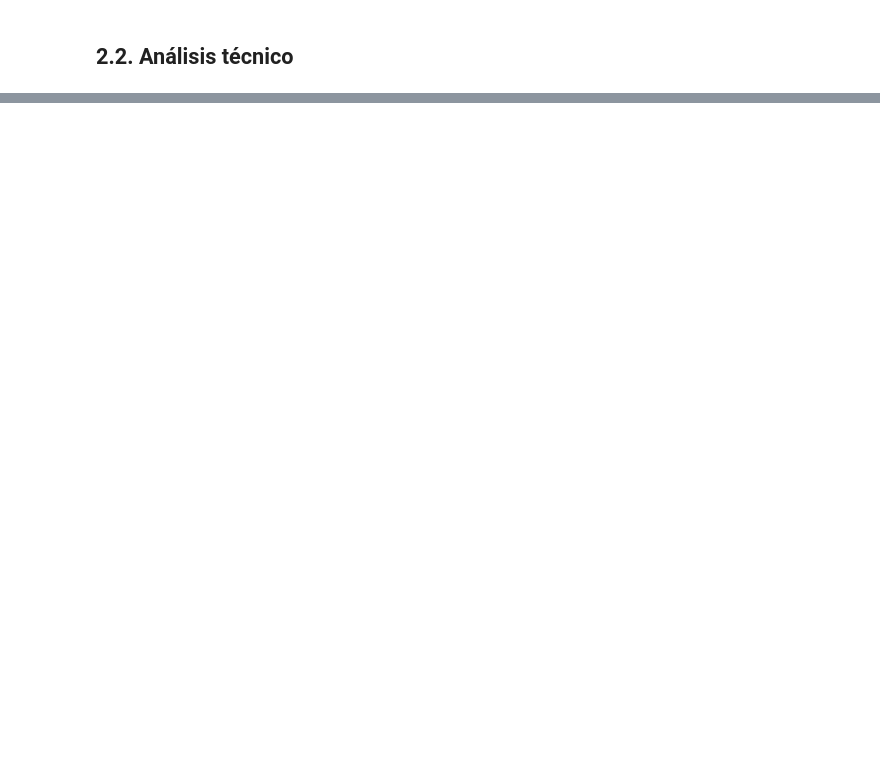
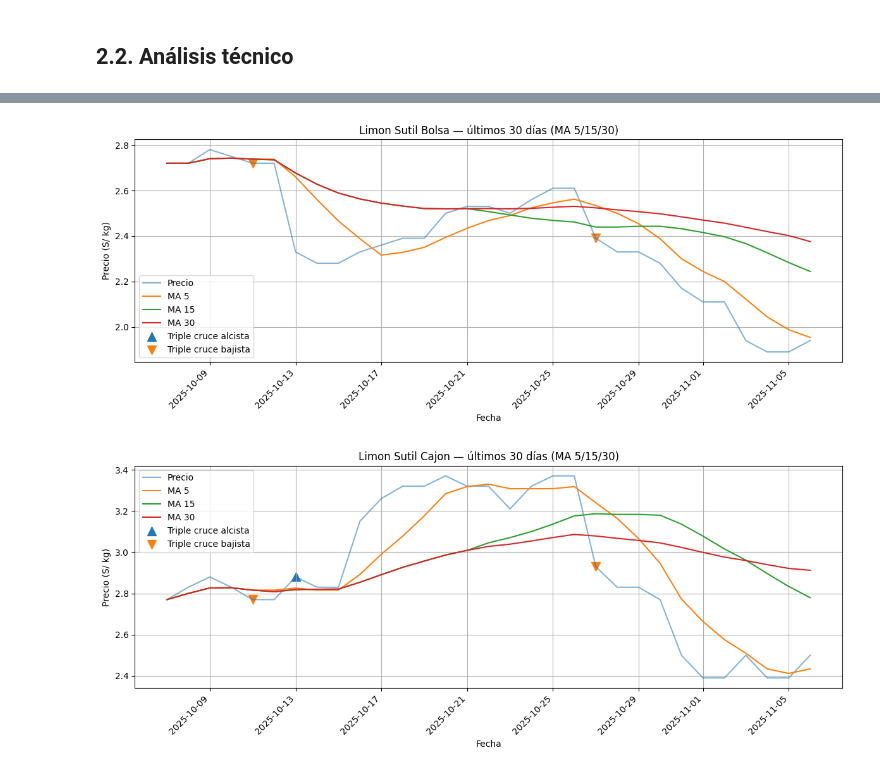
Before and after one commit to JonathanRosasV/Precios, a Jupyter notebook: limon.ipynb, the cells around one changed output, grey strips where cells are left out. Saved outputs shown, nothing was run; the diff lists cells and outputs as text; code cells hidden in the pictures; blank space fills up the shorter version.

```diff
--- a/limon.ipynb
+++ b/limon.ipynb
@@ -138,0 +141,71 @@ for variedad in ['Limon Sutil Bolsa', 'Limon Sutil Cajon']:
+# %%
+
+VENTANA_DIAS = 30
+W1, W2, W3 = 5, 15, 30
+
+import numpy as np
+from matplotlib.dates import DateFormatter, AutoDateLocator
+
+
+for d in (df, bolsa, cajon):
+    d['PRECIO_PROM'] = pd.to_numeric(d['PRECIO_PROM'], errors='coerce')
+    d.sort_values('FECHA', inplace=True)
+
+def reciente(sub, dias=30):
+    fmax = sub['FECHA'].max()
+    return sub[sub['FECHA'] >= fmax - pd.Timedelta(days=dias)].copy()
+
+def add_ma(sub, w1=W1, w2=W2, w3=W3):
+    sub = sub.copy()
+    sub[f'MA{w1}'] = sub['PRECIO_PROM'].rolling(w1, min_periods=1).mean()
+    sub[f'MA{w2}'] = sub['PRECIO_PROM'].rolling(w2, min_periods=1).mean()
+    sub[f'MA{w3}'] = sub['PRECIO_PROM'].rolling(w3, min_periods=1).mean()
+    return sub
+
+def triple_cruces(sub, w1=W1, w2=W2, w3=W3):
+    p = sub['PRECIO_PROM']
+    ma1, ma2, ma3 = sub[f'MA{w1}'], sub[f'MA{w2}'], sub[f'MA{w3}']
+    above_all = (p > ma1) & (p > ma2) & (p > ma3)
+    below_all = (p < ma1) & (p < ma2) & (p < ma3)
+    # Señales
+    alcista =  above_all & below_all.shift(1, fill_value=False)
+    bajista =  below_all & above_all.shift(1, fill_value=False)
+    return alcista, bajista
+
+def plot_triple(sub, titulo, w1=W1, w2=W2, w3=W3):
+    if sub.empty or sub['FECHA'].nunique() < 3:
+        print(f'⚠️ Pocos datos para {titulo} en {VENTANA_DIAS} días.')
+        return
+    sub = add_ma(sub, w1, w2, w3)
+    alcista, bajista = triple_cruces(sub, w1, w2, w3)
+
+    plt.figure(figsize=(12,5))
+    plt.plot(sub['FECHA'], sub['PRECIO_PROM'], label='Precio', alpha=0.55)
+    plt.plot(sub['FECHA'], sub[f'MA{w1}'], label=f'MA {w1}')
+    plt.plot(sub['FECHA'], sub[f'MA{w2}'], label=f'MA {w2}')
+    plt.plot(sub['FECHA'], sub[f'MA{w3}'], label=f'MA {w3}')
+    # Marcas solo si el precio cruza las tres a la vez
+    plt.scatter(sub.loc[alcista, 'FECHA'], sub.loc[alcista, 'PRECIO_PROM'],
+                marker='^', s=100, label='Triple cruce alcista')
+    plt.scatter(sub.loc[bajista, 'FECHA'], sub.loc[bajista, 'PRECIO_PROM'],
+                marker='v', s=100, label='Triple cruce bajista')
+
+    plt.title(f'{titulo} — últimos {VENTANA_DIAS} días (MA {w1}/{w2}/{w3})')
+    plt.xlabel('Fecha'); plt.ylabel('Precio (S/ kg)')
+    plt.grid(True); plt.legend()
+    ax = plt.gca()
+    ax.xaxis.set_major_locator(AutoDateLocator())
+    ax.xaxis.set_major_formatter(DateFormatter('%Y-%m-%d'))
+    plt.xticks(rotation=45, ha='right')
+    plt.tight_layout()
+    plt.show()
+
+# ===== Ejecutar (últimos 30 días) =====
+bolsa_30 = reciente(bolsa, VENTANA_DIAS)
+cajon_30 = reciente(cajon, VENTANA_DIAS)
+
+plot_triple(bolsa_30, 'Limon Sutil Bolsa')
+plot_triple(cajon_30, 'Limon Sutil Cajon')
+# %% [output]
+[figure, added]
+[figure, added]
```
Also changed, not shown: parts of 4 cells of this notebook.
